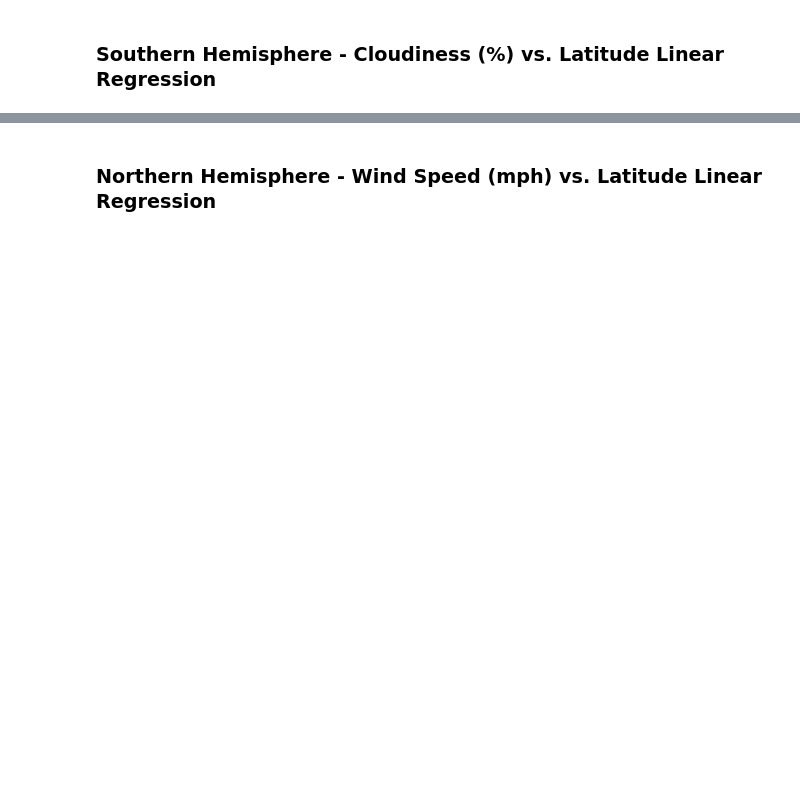
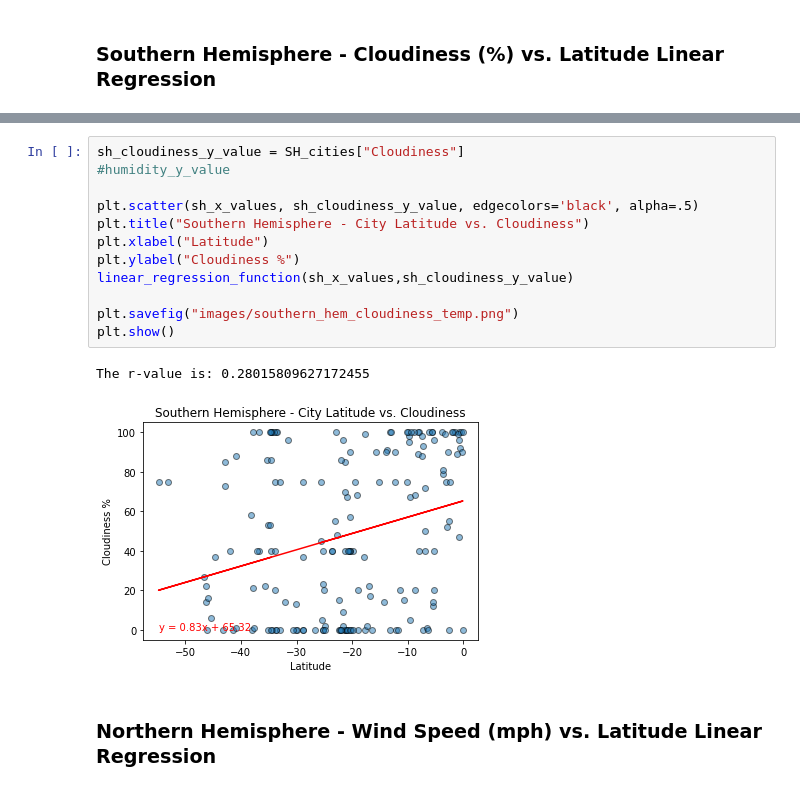
Before and after one commit to sir-omoreno/python-api-challenge, a Jupyter notebook: WeatherPy.ipynb, the cells around one changed output, grey strips where cells are left out. Drawn from its saved outputs; the diff is of its cells as text; blank space fills up the shorter version.

```diff
--- a/WeatherPy.ipynb
+++ b/WeatherPy.ipynb
@@ -430,2 +449,17 @@ The r-value is: 0.0035263772085582894
+# %%
+sh_cloudiness_y_value = SH_cities["Cloudiness"]
+#humidity_y_value
+
+plt.scatter(sh_x_values, sh_cloudiness_y_value, edgecolors='black', alpha=.5)
+plt.title("Southern Hemisphere - City Latitude vs. Cloudiness")
+plt.xlabel("Latitude")
+plt.ylabel("Cloudiness %")
+linear_regression_function(sh_x_values,sh_cloudiness_y_value)
+
+plt.savefig("images/southern_hem_cloudiness_temp.png")
+plt.show()
+# %% [output]
+The r-value is: 0.28015809627172455
+[figure, added]
 # %% [markdown]
 ###  Northern Hemisphere - Wind Speed (mph) vs. Latitude Linear Regression
```
Also changed, not shown: parts of 8 cells of this notebook, 5 other files.
